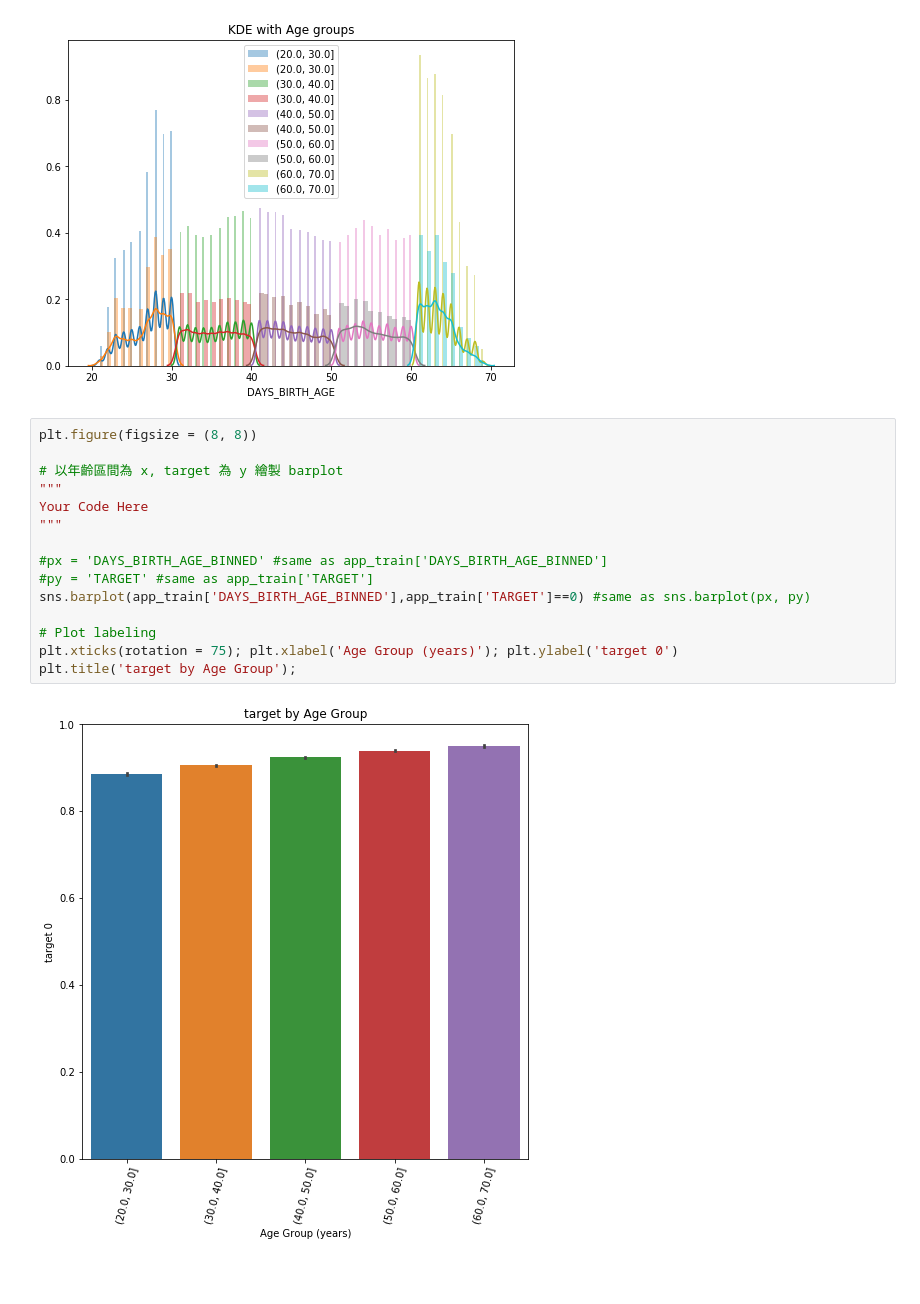
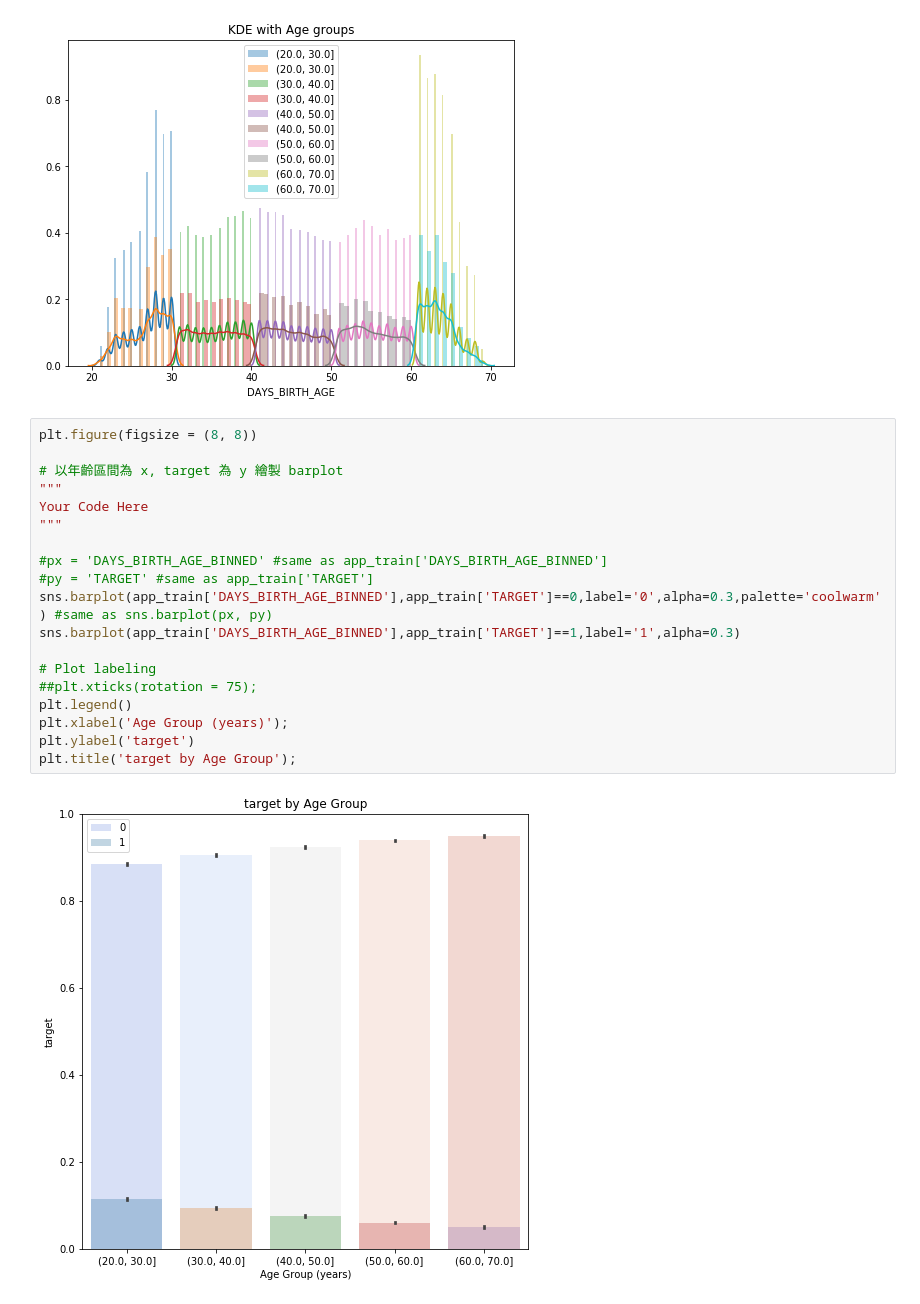
Before and after one commit to waitingSu/ML100Days, a Jupyter notebook: homework/Day_018_HW.ipynb, the cells around one changed output. Saved outputs shown, nothing was run; the diff lists cells and outputs as text; blank space fills up the shorter version.

```diff
--- a/homework/Day_018_HW.ipynb
+++ b/homework/Day_018_HW.ipynb
@@ -139,17 +139,21 @@ plt.show()
 # %%
 plt.figure(figsize = (8, 8))
 
 # 以年齡區間為 x, target 為 y 繪製 barplot
 """
 Your Code Here
 """
 
 #px = 'DAYS_BIRTH_AGE_BINNED' #same as app_train['DAYS_BIRTH_AGE_BINNED']
 #py = 'TARGET' #same as app_train['TARGET']
-sns.barplot(app_train['DAYS_BIRTH_AGE_BINNED'],app_train['TARGET']==0) #same as sns.barplot(px, py)
+sns.barplot(app_train['DAYS_BIRTH_AGE_BINNED'],app_train['TARGET']==0,label='0',alpha=0.3,palette='coolwarm') #same as sns.barplot(px, py)
+sns.barplot(app_train['DAYS_BIRTH_AGE_BINNED'],app_train['TARGET']==1,label='1',alpha=0.3)
 
 # Plot labeling
-plt.xticks(rotation = 75); plt.xlabel('Age Group (years)'); plt.ylabel('target 0')
+##plt.xticks(rotation = 75);
+plt.legend()
+plt.xlabel('Age Group (years)');
+plt.ylabel('target')
 plt.title('target by Age Group');
 # %% [output]
-[figure, old version]
+[figure, new version]
```
Also changed, not shown: parts of 2 cells of this notebook.
